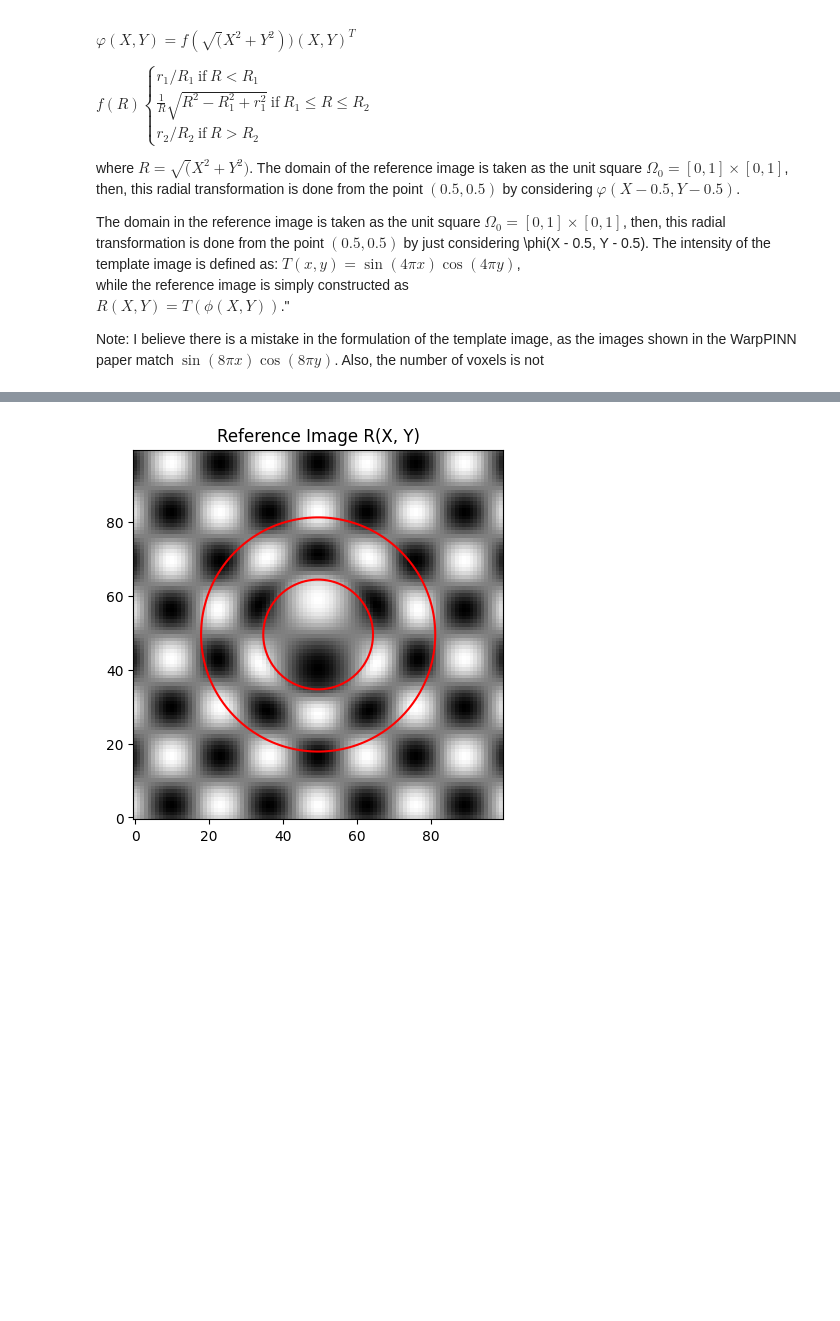
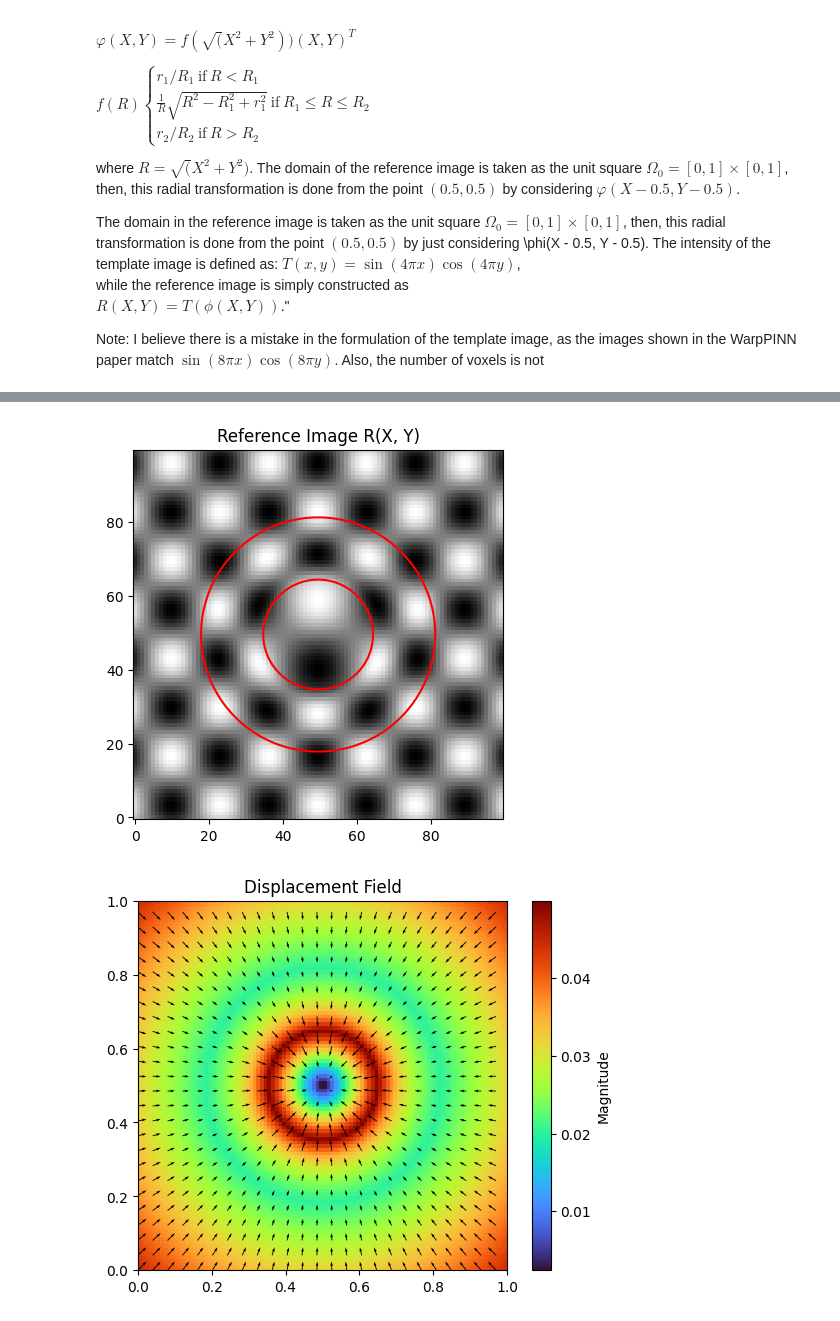
Before and after one commit to frenchmatthew/WarpPINN, a Jupyter notebook: Synthetic_ImReg_WarpPINN.ipynb, the cells around one changed output, grey strips where cells are left out. Saved outputs shown, nothing was run; the diff lists cells and outputs as text; code cells hidden in the pictures; blank space fills up the shorter version.

Commit message:
add a nice plot of the displacement field

```diff
--- a/Synthetic_ImReg_WarpPINN.ipynb
+++ b/Synthetic_ImReg_WarpPINN.ipynb
@@ -51,31 +51,45 @@ def f(R):
 def T(x, y):
     return np.sin(8 * np.pi * x) * np.cos(8 * np.pi * y)
 
 # Create the reference image domain
 Y, X = np.meshgrid(np.linspace(0, 1, 100), np.linspace(0, 1, 100), indexing='xy')
 
 # Apply the radial transformation
 X_shifted = X - 0.5
 Y_shifted = Y - 0.5
 R = np.sqrt(X_shifted**2 + Y_shifted**2)
 phi_X = np.vectorize(f)(R) * X_shifted
 phi_Y = np.vectorize(f)(R) * Y_shifted
 
 # Construct the reference image R(X, Y)
 R_image = T(phi_X, phi_Y)
 
-
 # Plot the template image T(x, y)
 plt.imshow(T(X, Y), origin='lower', cmap='gray')
 plt.contour(R, levels=[r1, r2], colors='red')
 plt.title('Template Image T(x, y)')
 plt.show()
 
 # Plot the reference image
 plt.imshow(R_image, origin='lower', cmap='gray')
 plt.contour(R, levels=[R1, R2], colors='red')
 plt.title('Reference Image R(X, Y)')
 plt.show()
+
+# Plot the magnitude and displacement field corresponding to the radial transformation
+from matplotlib.colors import LogNorm
+ux = phi_X - X_shifted
+uy = phi_Y - Y_shifted
+n_sample_pts = 4
+plt.quiver(X[::n_sample_pts, ::n_sample_pts],
+           Y[::n_sample_pts, ::n_sample_pts],
+           ux[::n_sample_pts, ::n_sample_pts],
+           uy[::n_sample_pts, ::n_sample_pts], color='black')
+plt.title('Displacement Field')
+plt.imshow(np.sqrt(ux**2 + uy**2), origin='lower', extent=(0, 1, 0, 1), cmap='turbo')
+plt.colorbar().set_label('Magnitude')
+plt.show()
 # %% [output]
 [figure]
 [figure]
+[figure, added]
```
Also changed, not shown: parts of 1 cell of this notebook.
